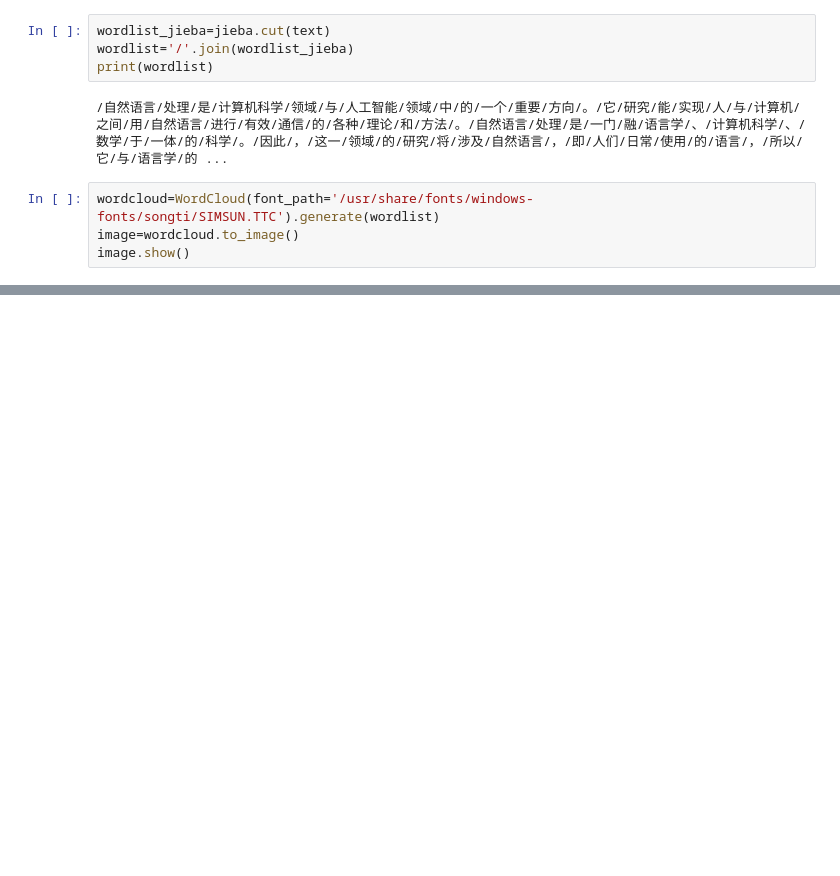
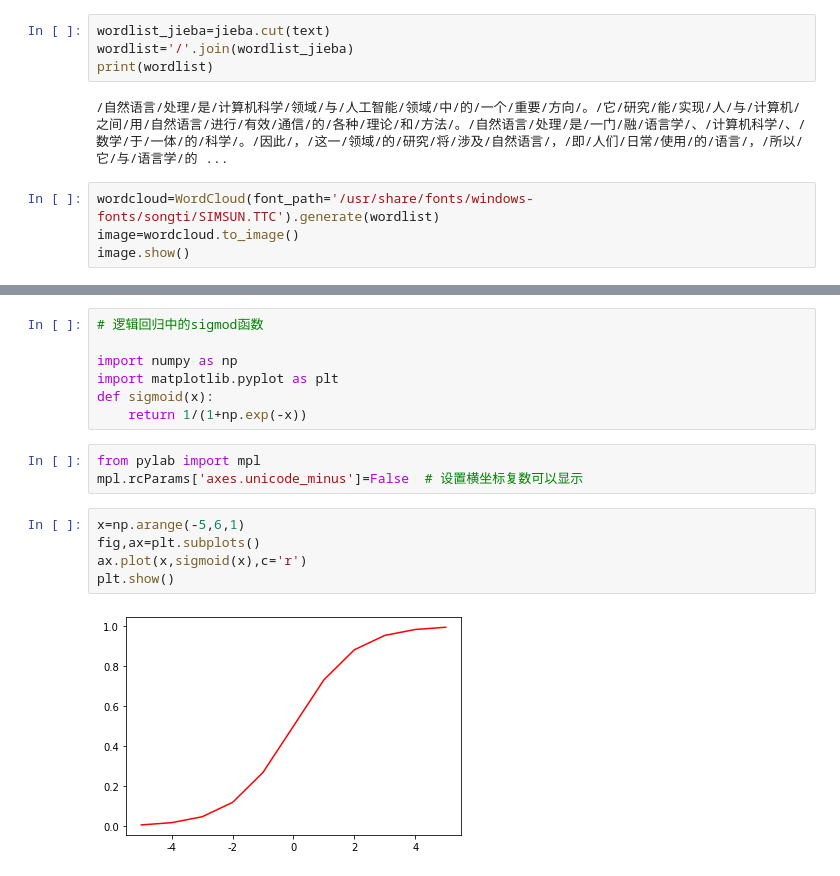
Before and after one commit to zstarling131227/1905, a Jupyter notebook: 开课吧/二阶段/myfig-2.ipynb, the cells around one changed output, grey strips where cells are left out. Drawn from its saved outputs; the diff is of its cells as text; blank space fills up the shorter version.

```diff
--- a/开课吧/二阶段/myfig-2.ipynb
+++ b/开课吧/二阶段/myfig-2.ipynb
@@ -302,0 +322,17 @@ image.show()
+# %%
+# 逻辑回归中的sigmod函数
+
+import numpy as np
+import matplotlib.pyplot as plt
+def sigmoid(x):
+    return 1/(1+np.exp(-x))
+# %%
+from pylab import mpl
+mpl.rcParams['axes.unicode_minus']=False  # 设置横坐标复数可以显示
+# %%
+x=np.arange(-5,6,1)
+fig,ax=plt.subplots()
+ax.plot(x,sigmoid(x),c='r')
+plt.show()
+# %% [output]
+[figure, added]
```
Also changed, not shown: parts of 4 cells of this notebook.
